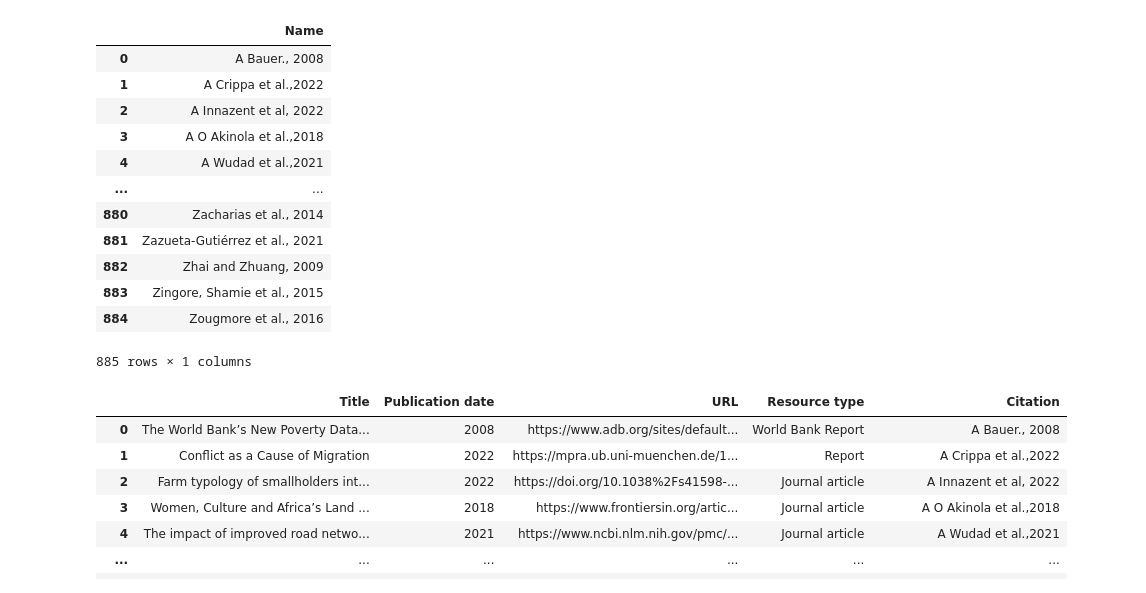
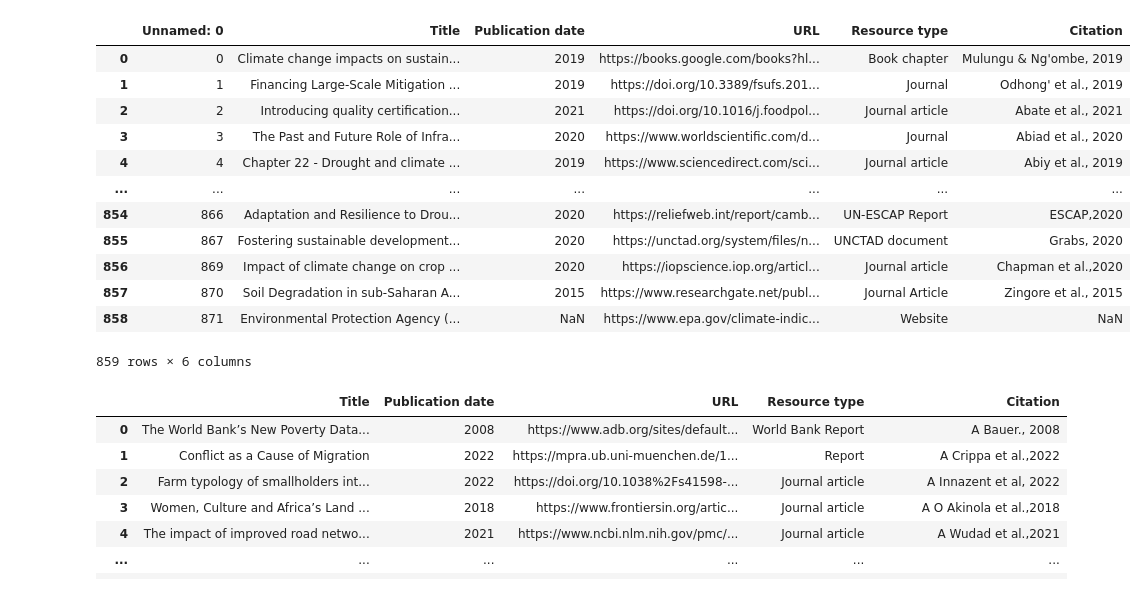
Before and after one commit to iberius96/DP_DPI, a Jupyter notebook: tests.ipynb, the cells around one changed output. Saved outputs shown, nothing was run; the diff lists cells and outputs as text; code cells hidden in the pictures.

```diff
--- a/tests.ipynb
+++ b/tests.ipynb
@@ -6,19 +6,19 @@ import numpy as np
 import pandas as pd
 import matplotlib.pyplot as plt
 # %%
-df = pd.read_csv("test.csv")
+df = pd.read_csv("test2.csv")
 df
 # %% [output]
-|  | Name |
-| 0 | A Bauer., 2008 |
-| 1 | A Crippa et al.,2022 |
-| 2 | A Innazent et al, 2022 |
-| 3 | A O Akinola et al.,2018 |
-| 4 | A Wudad et al.,2021 |
-| ... | ... |
-| 880 | Zacharias et al., 2014 |
-| 881 | Zazueta-Gutiérrez et al., 2021 |
-| 882 | Zhai and Zhuang, 2009 |
-| 883 | Zingore, Shamie et al., 2015 |
-| 884 | Zougmore et al., 2016 |
+|  | Unnamed: 0 | Title | Publication date | URL | Resource type | Citation |
+| 0 | 0 | Climate change impacts on sustain... | 2019 | https://books.google.com/books?hl... | Book chapter | Mulungu & Ng'ombe, 2019 |
+| 1 | 1 | Financing Large-Scale Mitigation ... | 2019 | https://doi.org/10.3389/fsufs.201... | Journal | Odhong' et al., 2019 |
+| 2 | 2 | Introducing quality certification... | 2021 | https://doi.org/10.1016/j.foodpol... | Journal article | Abate et al., 2021 |
+| 3 | 3 | The Past and Future Role of Infra... | 2020 | https://www.worldscientific.com/d... | Journal | Abiad et al., 2020 |
+| 4 | 4 | Chapter 22 - Drought and climate ... | 2019 | https://www.sciencedirect.com/sci... | Journal article | Abiy et al., 2019 |
+| ... | ... | ... | ... | ... | ... | ... |
+| 854 | 866 | Adaptation and Resilience to Drou... | 2020 | https://reliefweb.int/report/camb... | UN-ESCAP Report | ESCAP,2020 |
+| 855 | 867 | Fostering sustainable development... | 2020 | https://unctad.org/system/files/n... | UNCTAD document | Grabs, 2020 |
+| 856 | 869 | Impact of climate change on crop ... | 2020 | https://iopscience.iop.org/articl... | Journal article | Chapman et al.,2020 |
+| 857 | 870 | Soil Degradation in sub-Saharan A... | 2015 | https://www.researchgate.net/publ... | Journal Article | Zingore et al., 2015 |
+| 858 | 871 | Environmental Protection Agency (... | NaN | https://www.epa.gov/climate-indic... | Website | NaN |
-885 rows × 1 columns
+859 rows × 6 columns
```
Also changed, not shown: parts of 2 cells of this notebook, 14 other files.
